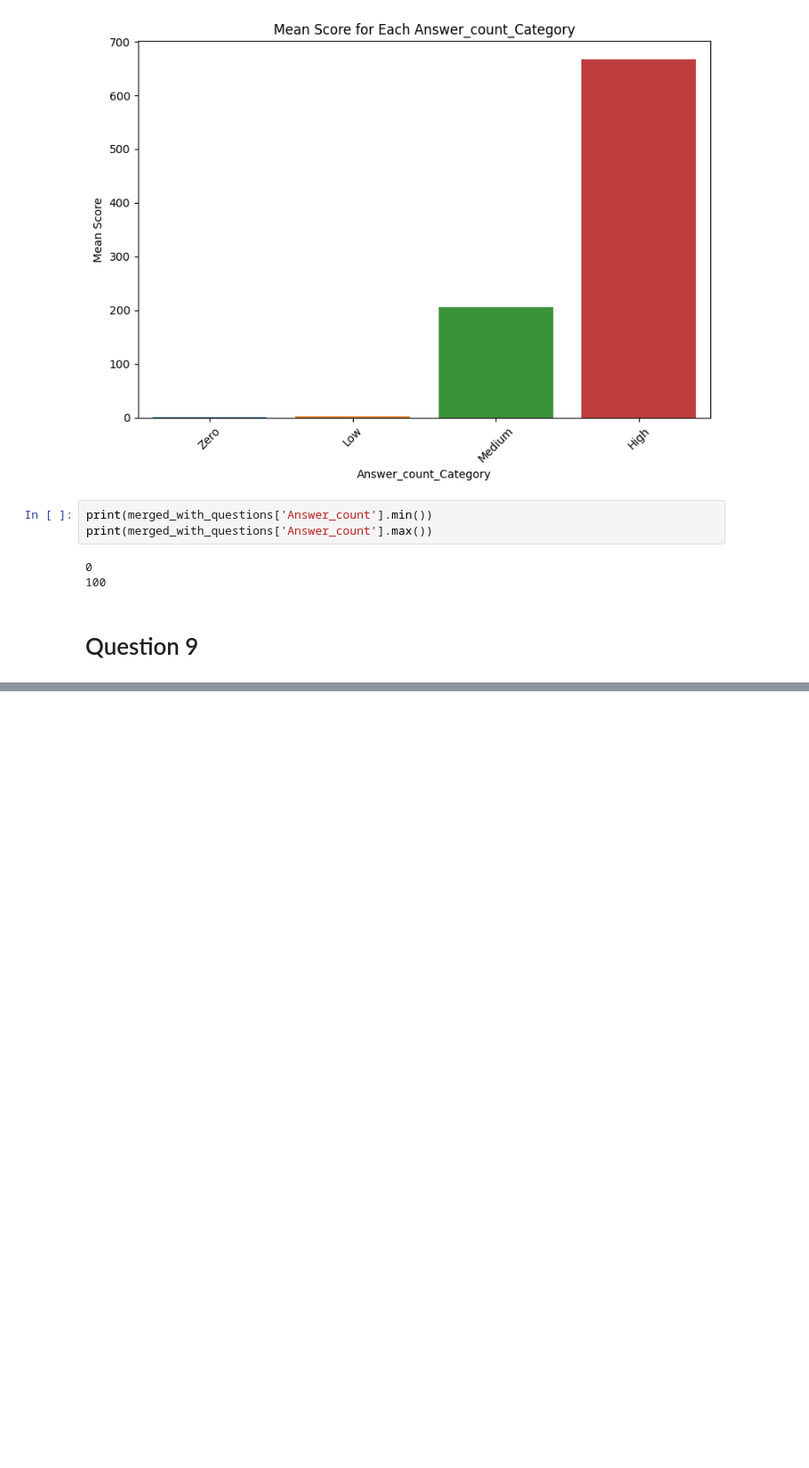
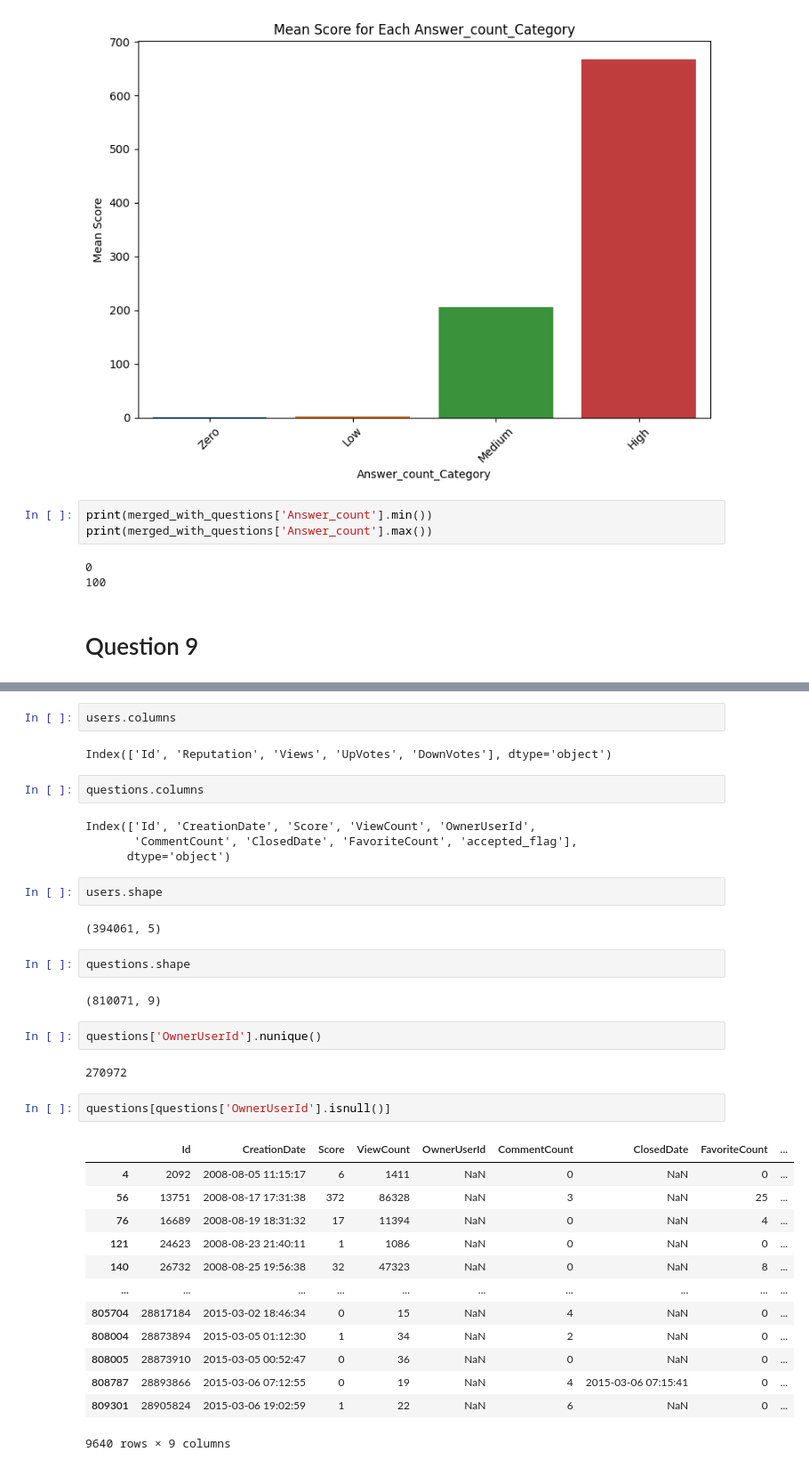
Before and after one commit to mostafa-ja/Data-Mining-fall-2023, a Jupyter notebook: Data_Mining2.ipynb, the cells around one changed output, grey strips where cells are left out. Shown at 89% size. Cells and saved outputs as stored; diff of their text form; blank space fills up the shorter version.

```diff
--- a/Data_Mining2.ipynb
+++ b/Data_Mining2.ipynb
@@ -629,0 +644,38 @@ print(merged_with_questions['Answer_count'].max())
+# %%
+users.columns
+# %% [output]
+Index(['Id', 'Reputation', 'Views', 'UpVotes', 'DownVotes'], dtype='object')
+# %%
+questions.columns
+# %% [output]
+Index(['Id', 'CreationDate', 'Score', 'ViewCount', 'OwnerUserId',
+       'CommentCount', 'ClosedDate', 'FavoriteCount', 'accepted_flag'],
+      dtype='object')
+# %%
+users.shape
+# %% [output]
+(394061, 5)
+# %%
+questions.shape
+# %% [output]
+(810071, 9)
+# %%
+questions['OwnerUserId'].nunique()
+# %% [output]
+270972
+# %%
+questions[questions['OwnerUserId'].isnull()]
+# %% [output]
+|  | Id | CreationDate | Score | ViewCount | OwnerUserId | CommentCount | ClosedDate | FavoriteCount | ... |
+| 4 | 2092 | 2008-08-05 11:15:17 | 6 | 1411 | NaN | 0 | NaN | 0 | ... |
+| 56 | 13751 | 2008-08-17 17:31:38 | 372 | 86328 | NaN | 3 | NaN | 25 | ... |
+| 76 | 16689 | 2008-08-19 18:31:32 | 17 | 11394 | NaN | 0 | NaN | 4 | ... |
+| 121 | 24623 | 2008-08-23 21:40:11 | 1 | 1086 | NaN | 0 | NaN | 0 | ... |
+| 140 | 26732 | 2008-08-25 19:56:38 | 32 | 47323 | NaN | 0 | NaN | 8 | ... |
+| ... | ... | ... | ... | ... | ... | ... | ... | ... | ... |
+| 805704 | 28817184 | 2015-03-02 18:46:34 | 0 | 15 | NaN | 4 | NaN | 0 | ... |
+| 808004 | 28873894 | 2015-03-05 01:12:30 | 1 | 34 | NaN | 2 | NaN | 0 | ... |
+| 808005 | 28873910 | 2015-03-05 00:52:47 | 0 | 36 | NaN | 0 | NaN | 0 | ... |
+| 808787 | 28893866 | 2015-03-06 07:12:55 | 0 | 19 | NaN | 4 | 2015-03-06 07:15:41 | 0 | ... |
+| 809301 | 28905824 | 2015-03-06 19:02:59 | 1 | 22 | NaN | 6 | NaN | 0 | ... |
+9640 rows × 9 columns
```
Also changed, not shown: parts of 5 cells of this notebook.
